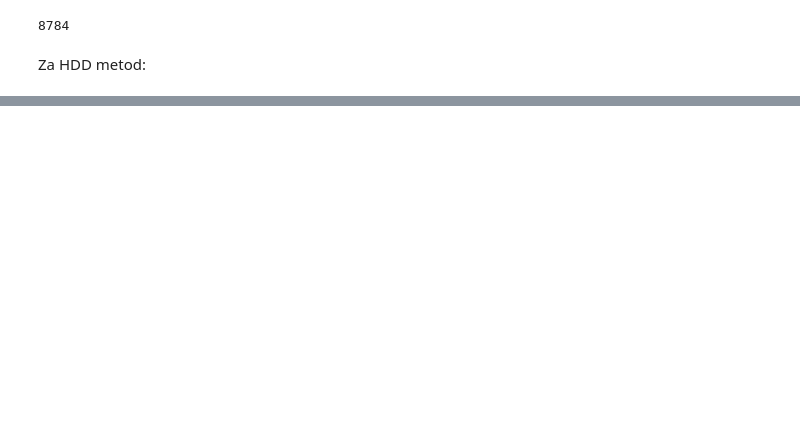
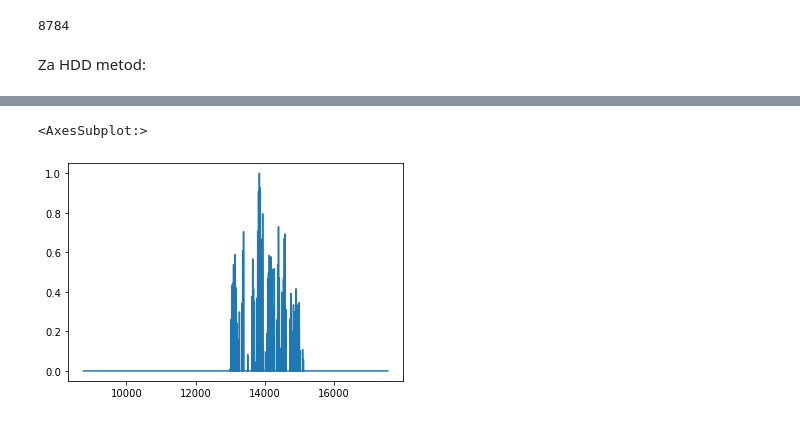
Before and after one commit to ehlimana/Electricity-analysis, a Jupyter notebook: Heat_demand.ipynb, the cells around one changed output, grey strips where cells are left out. Cells and saved outputs as stored; diff of their text form; code cells hidden in the pictures; blank space fills up the shorter version.

```diff
--- a/Heat_demand.ipynb
+++ b/Heat_demand.ipynb
@@ -1384,0 +1493,11 @@ CDD distribucija:
+# %%
+CDD_2019["scaled"]=CDD_2019["CDD"].values/CDD_2019["CDD"].max(axis=0)
+CDD_2020["scaled"]=CDD_2020["CDD"].values/CDD_2020["CDD"].max(axis=0)
+
+CDD_2019["scaled"].to_csv(r'EnergyPLAN files\Heat\Hourly\CDD_BH_2019.txt', index=False,header=0,decimal=",",sep=" ")
+CDD_2020["scaled"].to_csv(r'EnergyPLAN files\Heat\Hourly\CDD_BH_2020.txt', index=False,header=0,decimal=",",sep=" ")
+# %%
+CDD_2020["scaled"].plot()
+# %% [output]
+<AxesSubplot:>
+[figure, added]
```
Also changed, not shown: parts of 37 cells of this notebook, 14 other files.
